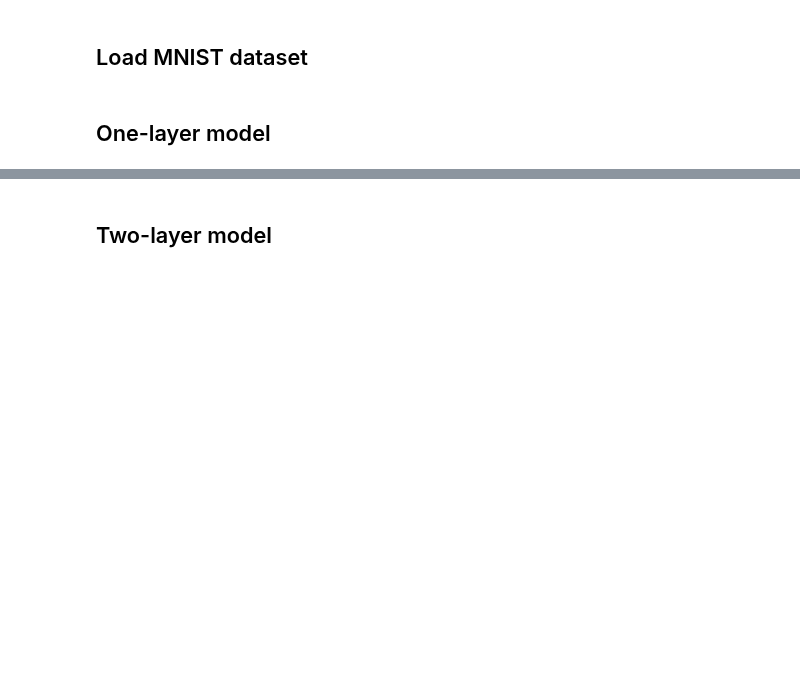
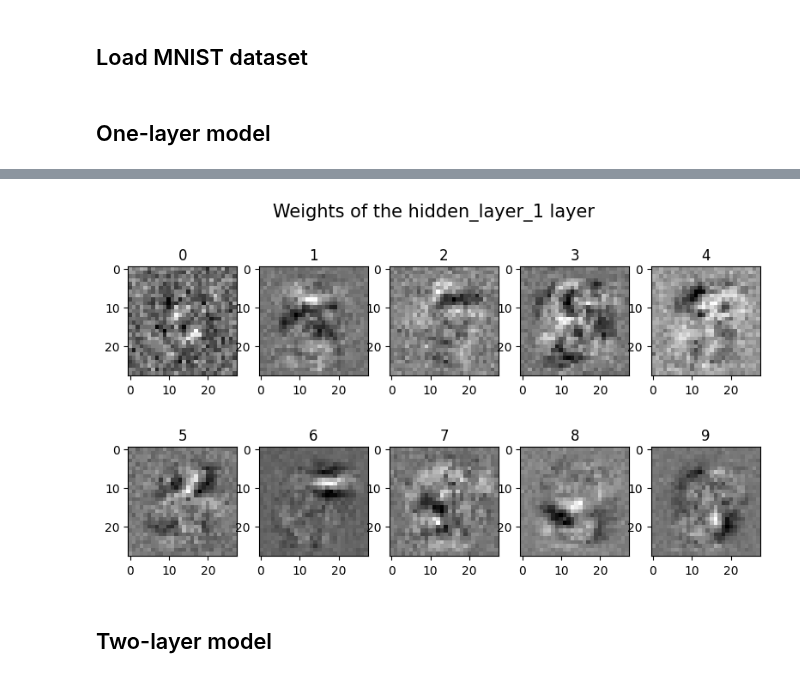
Before and after one commit to vjhwong/DL4IA, a Jupyter notebook: Assignment 2/assignment_2.ipynb, the cells around one changed output, grey strips where cells are left out. Saved outputs shown, nothing was run; the diff lists cells and outputs as text; code cells hidden in the pictures; blank space fills up the shorter version.

```diff
--- a/Assignment 2/assignment_2.ipynb
+++ b/Assignment 2/assignment_2.ipynb
@@ -49,3 +49,7 @@ Function train_model took 441.2025442123413 seconds to run.
+# %%
+neural_network_1_layer.plot_weights()
+# %% [output]
+[figure, added]
 # %% [markdown]
 ## Two-layer model
 # %%
```
Also changed, not shown: parts of 3 cells of this notebook, 3 other files.
